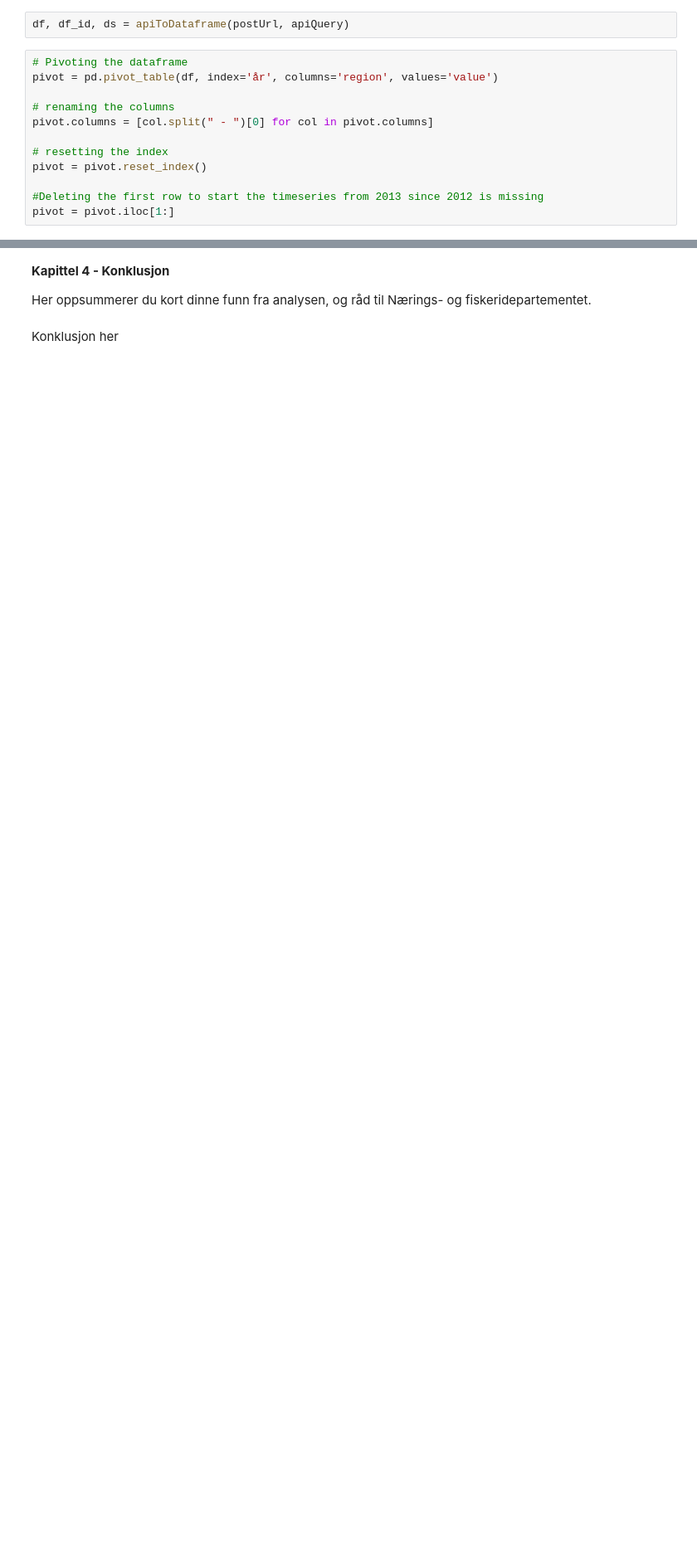
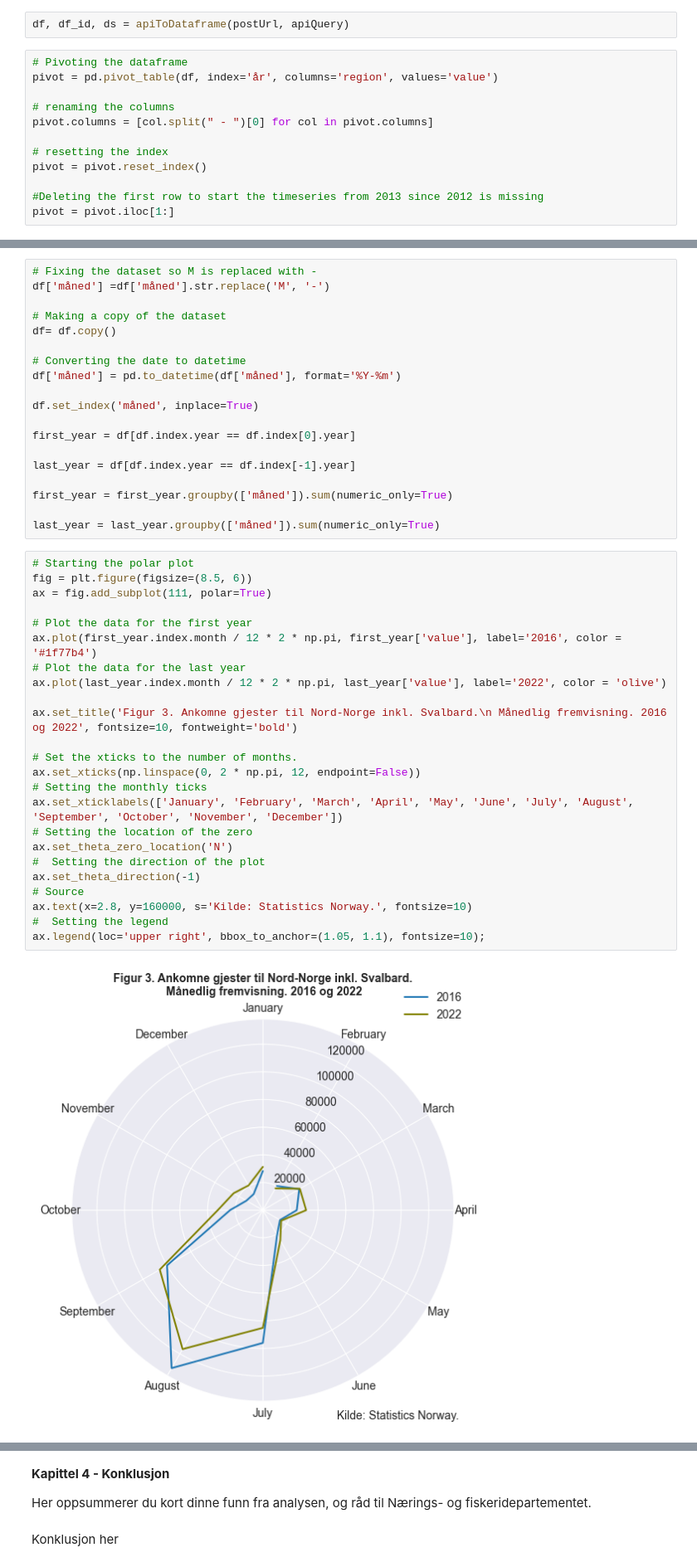
Before and after one commit to DanielFabioG/SOK-1003-og-SOK-1006, a Jupyter notebook: sok-1006/Mappeoppgaver/Mikro_V2023_1006.ipynb, the cells around one changed output, grey strips where cells are left out. Shown: that part at 83% size. Drawn from its saved outputs; the diff is of its cells as text; blank space fills up the shorter version.

```diff
--- a/sok-1006/Mappeoppgaver/Mikro_V2023_1006.ipynb
+++ b/sok-1006/Mappeoppgaver/Mikro_V2023_1006.ipynb
@@ -408,3 +683,48 @@ ax1.legend(loc='best', frameon=True);
+# %%
+# Fixing the dataset so M is replaced with -
+df['måned'] =df['måned'].str.replace('M', '-')
+
+# Making a copy of the dataset
+df= df.copy()
+
+# Converting the date to datetime
+df['måned'] = pd.to_datetime(df['måned'], format='%Y-%m')
+
+df.set_index('måned', inplace=True)
+
+first_year = df[df.index.year == df.index[0].year]
+
+last_year = df[df.index.year == df.index[-1].year]
+
+first_year = first_year.groupby(['måned']).sum(numeric_only=True)
+
+last_year = last_year.groupby(['måned']).sum(numeric_only=True)
+# %%
+# Starting the polar plot
+fig = plt.figure(figsize=(8.5, 6))
+ax = fig.add_subplot(111, polar=True)
+
+# Plot the data for the first year
+ax.plot(first_year.index.month / 12 * 2 * np.pi, first_year['value'], label='2016', color = '#1f77b4')
+# Plot the data for the last year
+ax.plot(last_year.index.month / 12 * 2 * np.pi, last_year['value'], label='2022', color = 'olive')
+
+ax.set_title('Figur 3. Ankomne gjester til Nord-Norge inkl. Svalbard.\n Månedlig fremvisning. 2016 og 2022', fontsize=10, fontweight='bold')
+
+# Set the xticks to the number of months.
+ax.set_xticks(np.linspace(0, 2 * np.pi, 12, endpoint=False))
+# Setting the monthly ticks
+ax.set_xticklabels(['January', 'February', 'March', 'April', 'May', 'June', 'July', 'August', 'September', 'October', 'November', 'December'])
+# Setting the location of the zero
+ax.set_theta_zero_location('N')
+#  Setting the direction of the plot
+ax.set_theta_direction(-1)
+# Source
+ax.text(x=2.8, y=160000, s='Kilde: Statistics Norway.', fontsize=10)
+#  Setting the legend
+ax.legend(loc='upper right', bbox_to_anchor=(1.05, 1.1), fontsize=10);
+# %% [output]
+[figure, added]
 # %% [markdown]
 **Kapittel 3 - Samfunnsøkonomiske effekter av en turistskatt**
 
```
Also changed, not shown: parts of 12 cells of this notebook.
